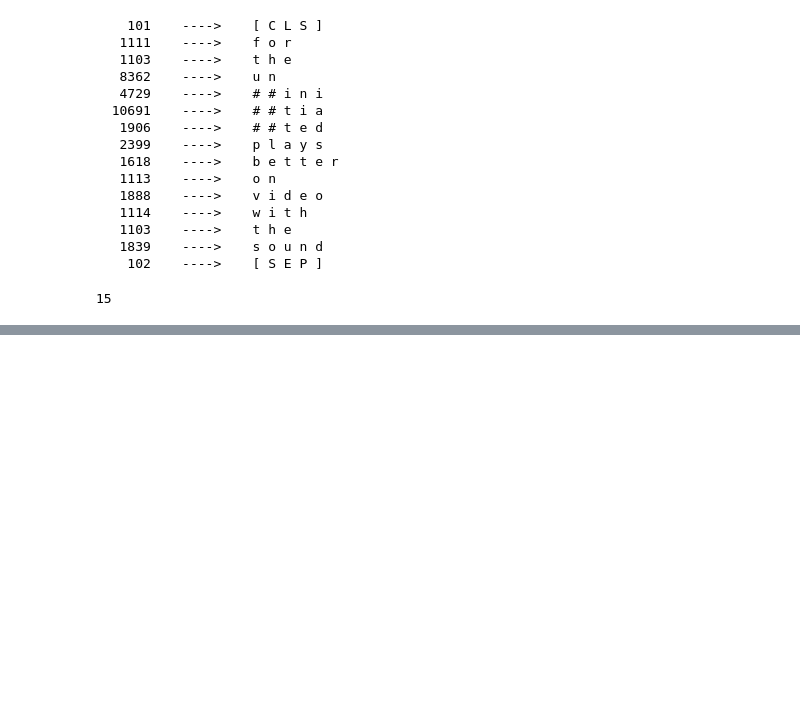
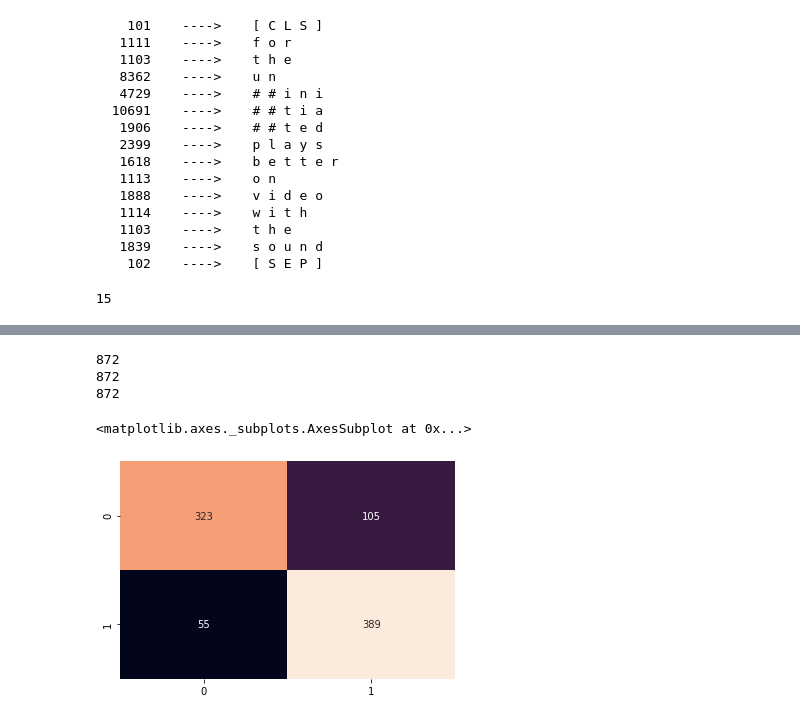
Before and after one commit to tarrade/proj_multilingual_text_classification, a Jupyter notebook: notebook/00-Test/08_SST2_Huggingface_test.ipynb, the cells around one changed output, grey strips where cells are left out. Drawn from its saved outputs; the diff is of its cells as text; code cells hidden in the pictures; blank space fills up the shorter version.

Commit message:
added predictions and confusion matrices

```diff
--- a/notebook/00-Test/08_SST2_Huggingface_test.ipynb
+++ b/notebook/00-Test/08_SST2_Huggingface_test.ipynb
@@ -449,0 +540,4 @@ history.history
+# %%
+# prediction
+y_hat_2 = model_2.predict(valid_dataset_batch)
+#y_hat = model.predict_on_batch(valid_dataset)
@@ -449,0 +572,6 @@ history.history
+# %%
+# confusion matrix
+predict_index_2 = np.argmax(y_hat_2, axis=1)
+#predict_index = np.argmax(y_hat, axis=2)
+# for 4 categories: categories 2 and 3 never get picked (which was to be hoped)
+# for 2 categories: always 1, lots of negative values
@@ -449,0 +620,5 @@ history.history
+# %%
+np_valid_array = np.array(list(valid_dataset_batch.as_numpy_iterator()))
+true_index = []
+for batch in range(0,np_valid_array.shape[0]):
+    true_index.append(np_valid_array[batch][1])
@@ -449,0 +629,2 @@ history.history
+# %%
+true_index = np.concatenate(true_index)
@@ -449,0 +652,14 @@ history.history
+# %%
+print(len(predict_index_2))
+print(len(predict_index_4))
+print(len(true_index))
+# %% [output]
+872
+872
+872
+# %%
+sns.heatmap(confusion_matrix(true_index, predict_index_2),
+            annot=True, cbar=False, fmt='d')#, ax=ax)
+# %% [output]
+<matplotlib.axes._subplots.AxesSubplot at 0x...>
+[figure, added]
```
Also changed, not shown: parts of 74 cells of this notebook.
